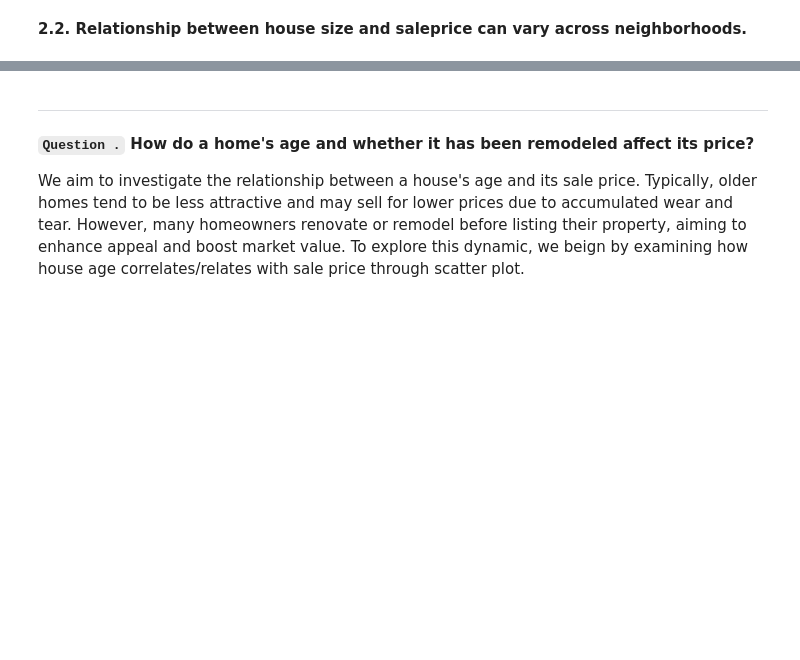
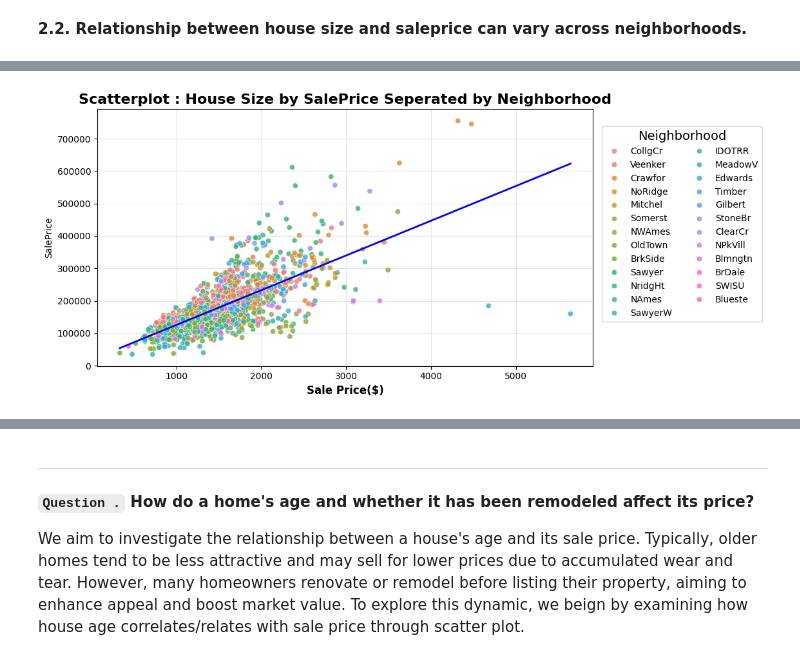
Before and after one commit to annugit1655/Real-Estate-Price-Prediction, a Jupyter notebook: Real-Estate-Price-Prediction/notebooks/EDA-house-part-1.ipynb, the cells around one changed output, grey strips where cells are left out. Drawn from its saved outputs; the diff is of its cells as text; code cells hidden in the pictures; blank space fills up the shorter version.

```diff
--- a/Real-Estate-Price-Prediction/notebooks/EDA-house-part-1.ipynb
+++ b/Real-Estate-Price-Prediction/notebooks/EDA-house-part-1.ipynb
@@ -776,0 +781,29 @@ Once the clusters are formed, we color the leaves by neighborhood. Even though t
+# %%
+# Visualizing scatter plot
+fig, ax = plt.subplots(figsize=(12, 5))
+sns.scatterplot(
+    data=new_df,
+    x='GrLivArea', y='SalePrice',
+    hue='Neighborhood', palette='husl',
+    alpha=0.8,
+    ax=ax
+)
+
+# Add trend line for relationship of house size and price
+sns.regplot(
+    data=new_df,
+    x='GrLivArea', y='SalePrice',
+    scatter=False, ci=None,
+    color='b', line_kws={'ls':'-', 'lw':2},ax=ax
+)
+
+ax.set_title("Scatterplot : House Size by SalePrice Seperated by Neighborhood", fontsize=16, fontweight='bold')
+ax.set_xlabel("Above Ground Living Area(Sq. ft)", fontsize=12, fontweight='bold')
+ax.set_xlabel("Sale Price($)", fontsize=12, fontweight='bold')
+ax.legend(title='Neighborhood', title_fontsize=14, loc='upper right', bbox_to_anchor=(1.35, 0.95), ncol=2, fancybox=True)
+
+plt.grid(True, alpha=0.3)
+plt.tight_layout()
+plt.show()
+# %% [output]
+[figure, added]
```
Also changed, not shown: parts of 6 cells of this notebook.
